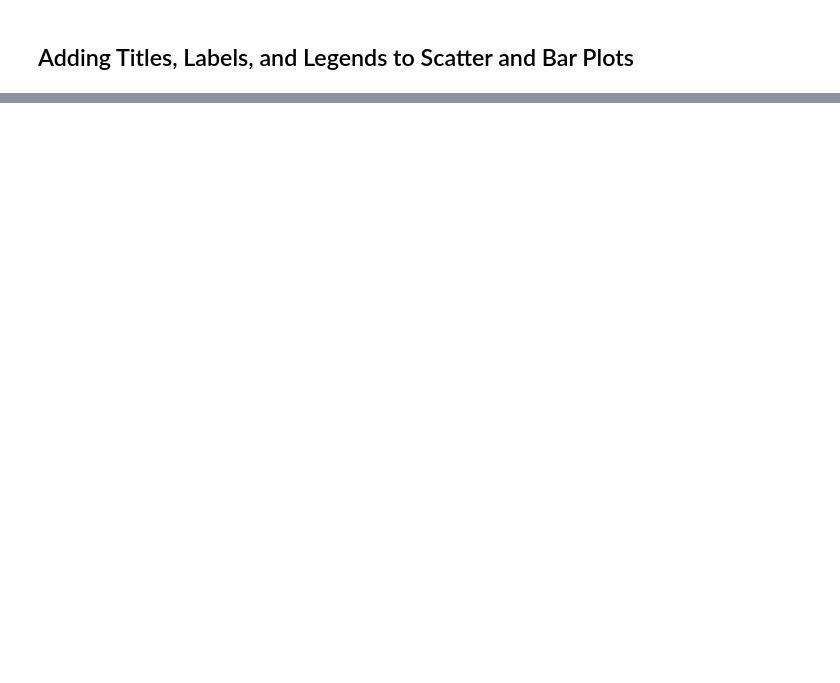
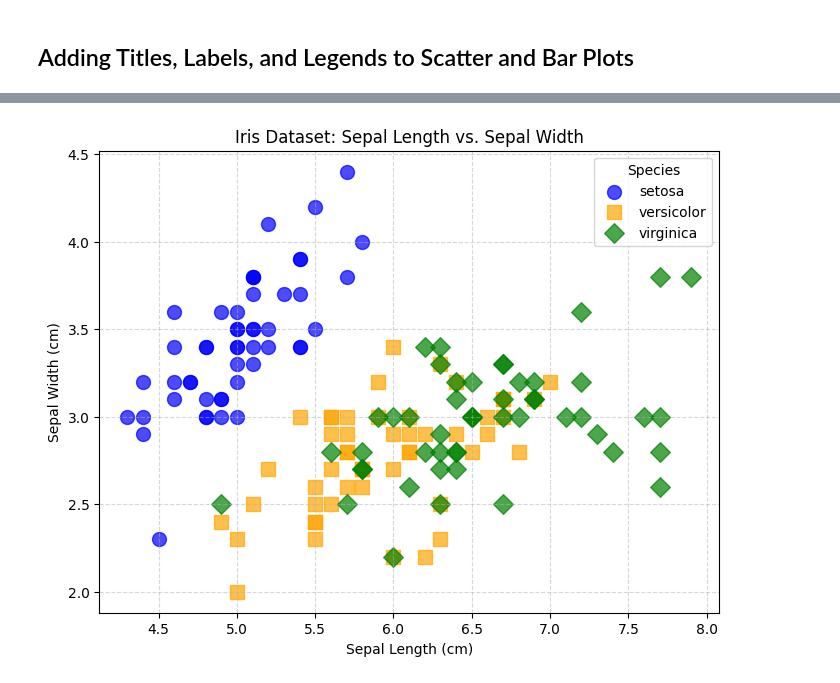
Before and after one commit to SSSpock/skillspire, a Jupyter notebook: datavis.ipynb, the cells around one changed output, grey strips where cells are left out. Saved outputs shown, nothing was run; the diff lists cells and outputs as text; code cells hidden in the pictures; blank space fills up the shorter version.

```diff
--- a/datavis.ipynb
+++ b/datavis.ipynb
@@ -205,0 +278,20 @@ plt.show()
+# %%
+import seaborn as sns
+import matplotlib.pyplot as plt
+
+# Load sample dataset
+data = sns.load_dataset("iris")
+
+# Create a scatter plot with customized colors, markers, and sizes
+plt.figure(figsize=(8, 6))
+for species, marker, color in zip(data['species'].unique(), ['o', 's', 'D'], ['blue', 'orange', 'green']):
+    subset = data[data['species'] == species]
+    plt.scatter(subset['sepal_length'], subset['sepal_width'], marker=marker, s=100, color=color, label=species, alpha=0.7)
+plt.title('Iris Dataset: Sepal Length vs. Sepal Width')
+plt.xlabel('Sepal Length (cm)')
+plt.ylabel('Sepal Width (cm)')
+plt.legend(title='Species')
+plt.grid(True, linestyle='--', alpha=0.5)
+plt.show()
+# %% [output]
+[figure, added]
```
Also changed, not shown: parts of 53 cells of this notebook.
